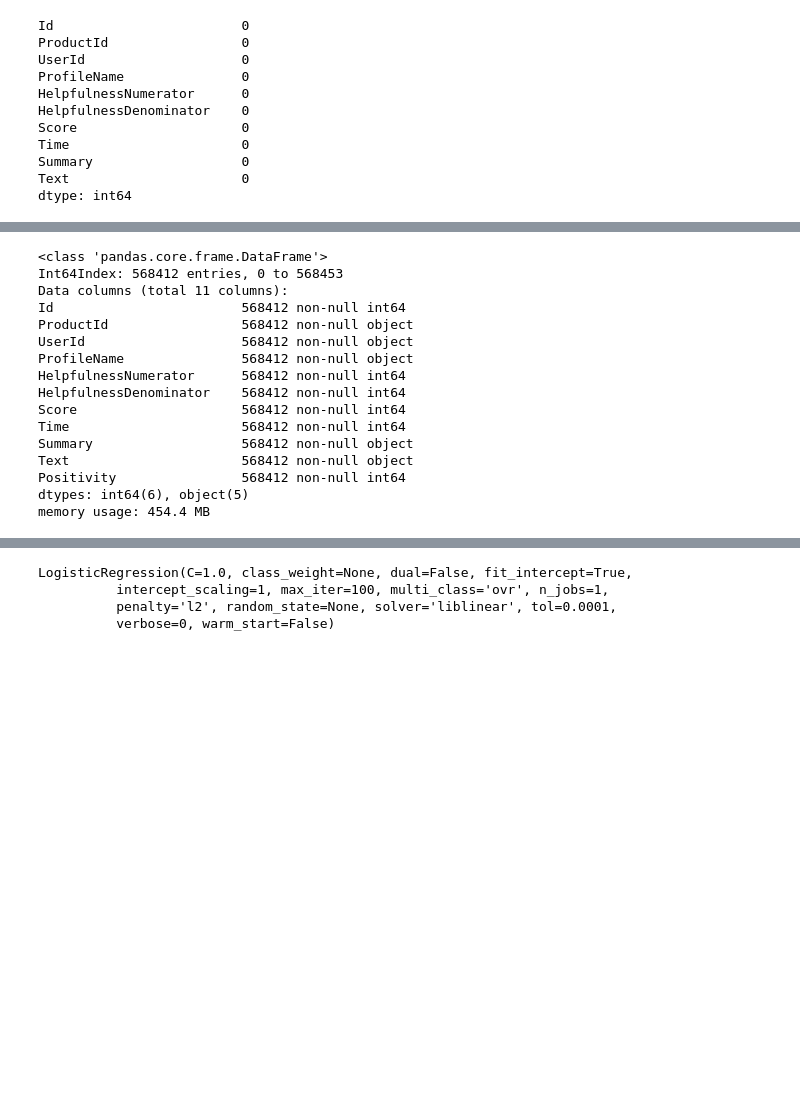
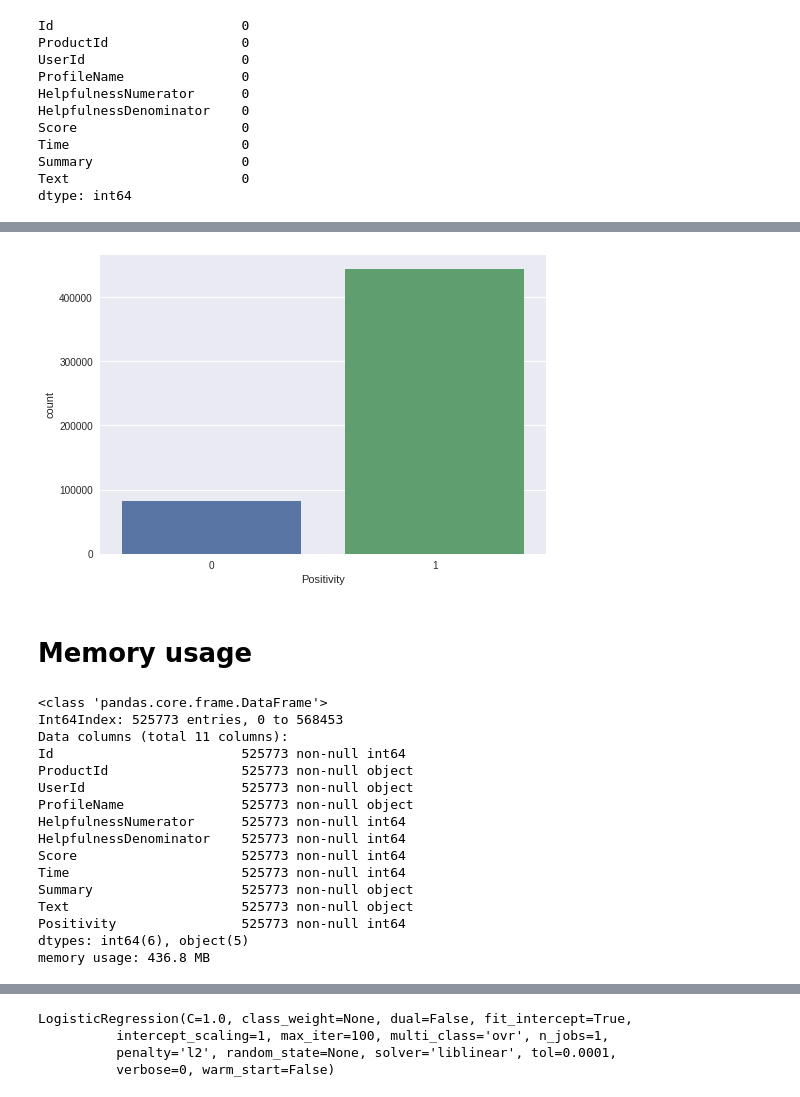
Before and after one commit to dipam7/Data_science, a Jupyter notebook: food_review.ipynb, the cells around one changed output, grey strips where cells are left out. Cells and saved outputs as stored; diff of their text form; code cells hidden in the pictures; blank space fills up the shorter version.

Commit message:
Document food_review well"

```diff
--- a/food_review.ipynb
+++ b/food_review.ipynb
@@ -81,0 +91,2 @@ review[review['Score'] != 3]
+# %%
+review = review[review['Score'] != 3]
@@ -91,23 +104,29 @@ review.head()
 | 2 | 3 | B000LQOCH0 | ABXLMWJIXXAIN | Natalia Corres "Natalia Corres" | 1 | 1 | 4 | ... |
 | 3 | 4 | B000UA0QIQ | A395BORC6FGVXV | Karl | 3 | 3 | 2 | ... |
 | 4 | 5 | B006K2ZZ7K | A1UQRSCLF8GW1T | Michael D. Bigham "M. Wassir" | 0 | 0 | 5 | ... |
+# %%
+sns.countplot(review['Positivity'])
+plt.show()
+# %% [output]
+[figure, added]
+# %% [markdown]
+# Memory usage
 # %%
-# check the memory usage
 review.info(memory_usage='deep')
 # %% [output]
 <class 'pandas.core.frame.DataFrame'>
-Int64Index: 568412 entries, 0 to 568453
+Int64Index: 525773 entries, 0 to 568453
 Data columns (total 11 columns):
-Id                        568412 non-null int64
-ProductId                 568412 non-null object
-UserId                    568412 non-null object
-ProfileName               568412 non-null object
-HelpfulnessNumerator      568412 non-null int64
-HelpfulnessDenominator    568412 non-null int64
-Score                     568412 non-null int64
-Time                      568412 non-null int64
-Summary                   568412 non-null object
-Text                      568412 non-null object
-Positivity                568412 non-null int64
+Id                        525773 non-null int64
+ProductId                 525773 non-null object
+UserId                    525773 non-null object
+ProfileName               525773 non-null object
+HelpfulnessNumerator      525773 non-null int64
+HelpfulnessDenominator    525773 non-null int64
+Score                     525773 non-null int64
+Time                      525773 non-null int64
+Summary                   525773 non-null object
+Text                      525773 non-null object
+Positivity                525773 non-null int64
 dtypes: int64(6), object(5)
-memory usage: 454.4 MB
+memory usage: 436.8 MB
```
Also changed, not shown: parts of 63 cells of this notebook.
